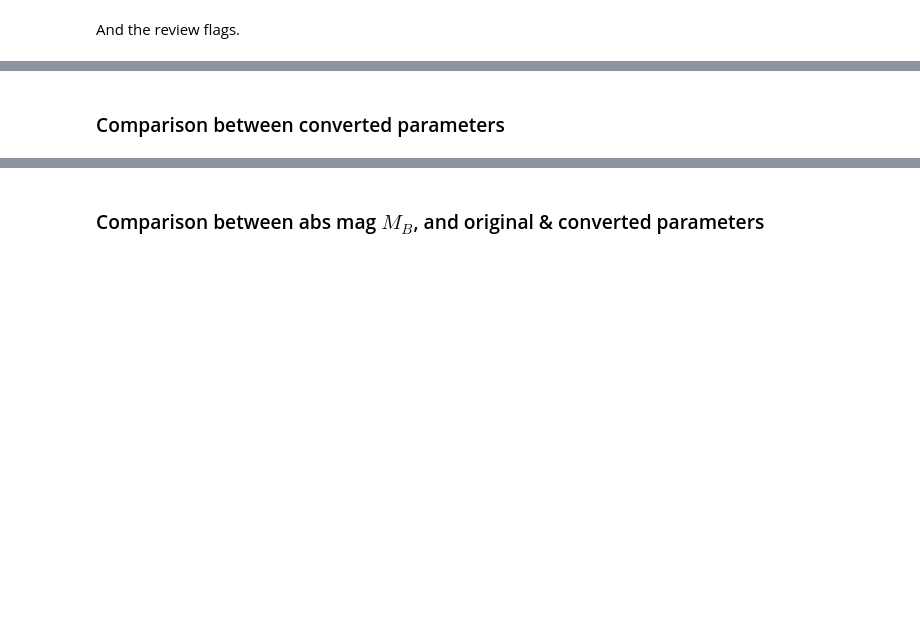
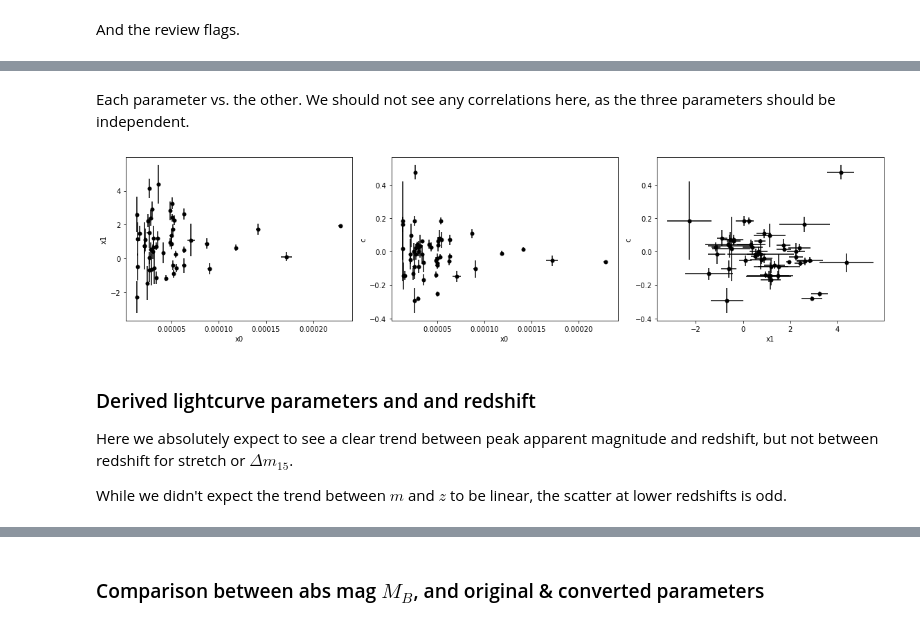
Before and after one commit to MelissaGraham/decam_ddf_tools, a Jupyter notebook: transients_science/SNIa/4_analyze_potential_snia_sncosmo.ipynb, the cells around one changed output, grey strips where cells are left out. Cells and saved outputs as stored; diff of their text form; code cells hidden in the pictures; blank space fills up the shorter version.

```diff
--- a/transients_science/SNIa/4_analyze_potential_snia_sncosmo.ipynb
+++ b/transients_science/SNIa/4_analyze_potential_snia_sncosmo.ipynb
@@ -205,20 +238,30 @@ plt.ylabel('mb');
+# %% [markdown]
+Each parameter vs. the other. We should not see any correlations here, as the three parameters should be independent.
 # %%
-fig, ax = plt.subplots(1, 3)
-fig.set_size_inches(13, 5)
+fig, ax = plt.subplots(1, 3, figsize=(16, 4), sharex=False, sharey=False)
 
-ax[0].scatter(new_fit_x0, new_fit_x1, color='slateblue')
+tx = np.where((fit_z > 0.0) & (fit_flag == 0))[0]
+
+ax[0].errorbar(fit_x0[tx], fit_x1[tx], fmt='o', xerr=fit_x0e[tx], yerr=fit_x1e[tx], mew=0, color='black')
 ax[0].set_xlabel('x0')
 ax[0].set_ylabel('x1')
 
-ax[1].scatter(new_fit_x0, new_fit_c, color='orchid')
+ax[1].errorbar(fit_x0[tx], fit_c[tx], fmt='o', xerr=fit_x0e[tx], yerr=fit_ce[tx], mew=0, color='black')
 ax[1].set_xlabel('x0')
 ax[1].set_ylabel('c')
 
-ax[2].scatter(new_fit_x1, new_fit_c, color='seagreen')
+ax[2].errorbar(fit_x1[tx], fit_c[tx], fmt='o', xerr=fit_x1e[tx], yerr=fit_ce[tx], mew=0, color='black')
 ax[2].set_xlabel('x1')
 ax[2].set_ylabel('c')
 
 fig.tight_layout()
 fig.show()
+# %% [output]
+[figure, added]
 # %% [markdown]
-### Comparison between converted parameters
+### Derived lightcurve parameters and and redshift
+
+Here we absolutely expect to see a clear trend between peak apparent magnitude and redshift,
+but not between redshift for stretch or $\Delta m_{15}$.
+
+While we didn't expect the trend between $m$ and $z$ to be linear, the scatter at lower redshifts is odd.
```
Also changed, not shown: parts of 35 cells of this notebook, 5 other files.
